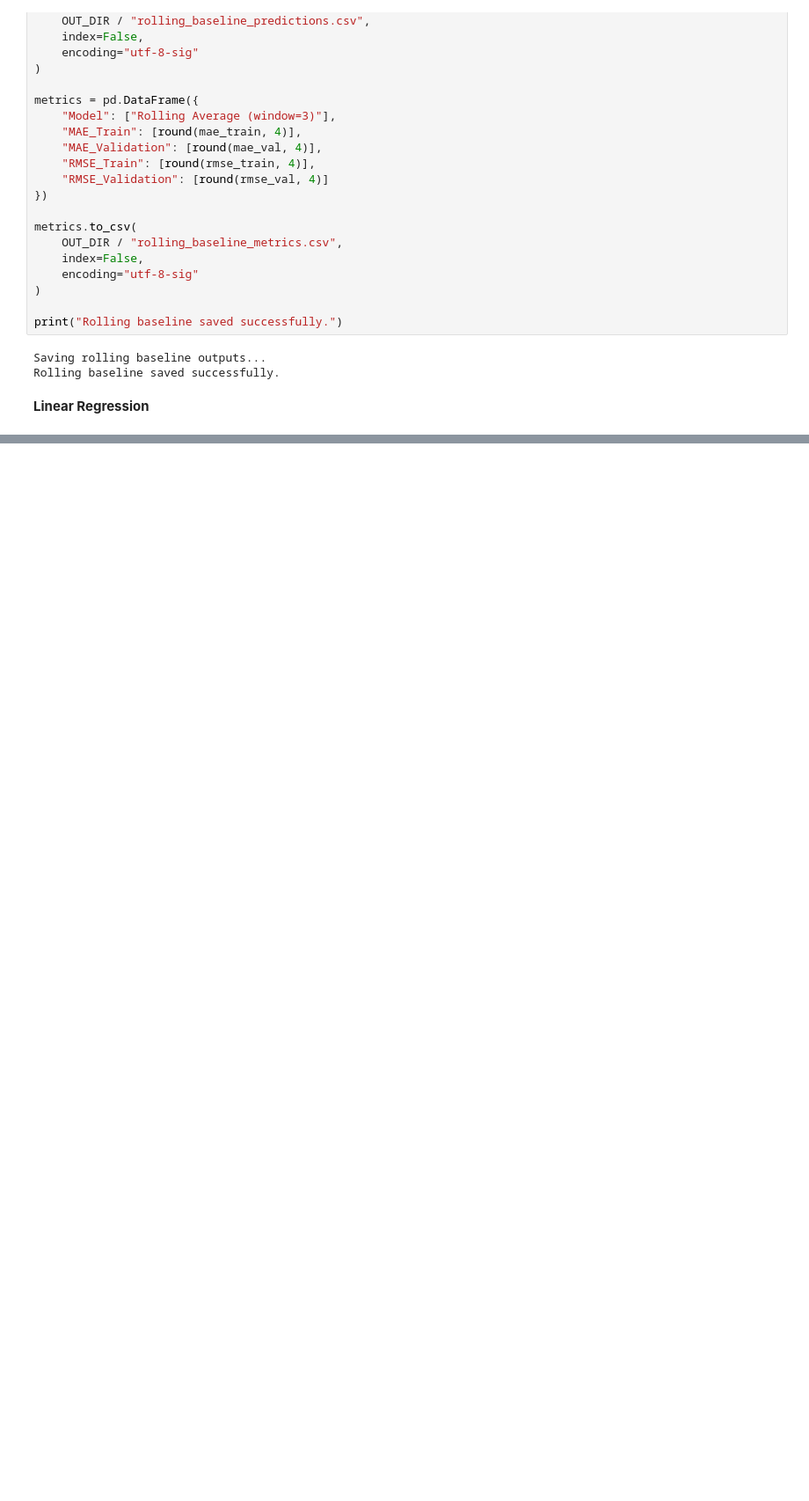
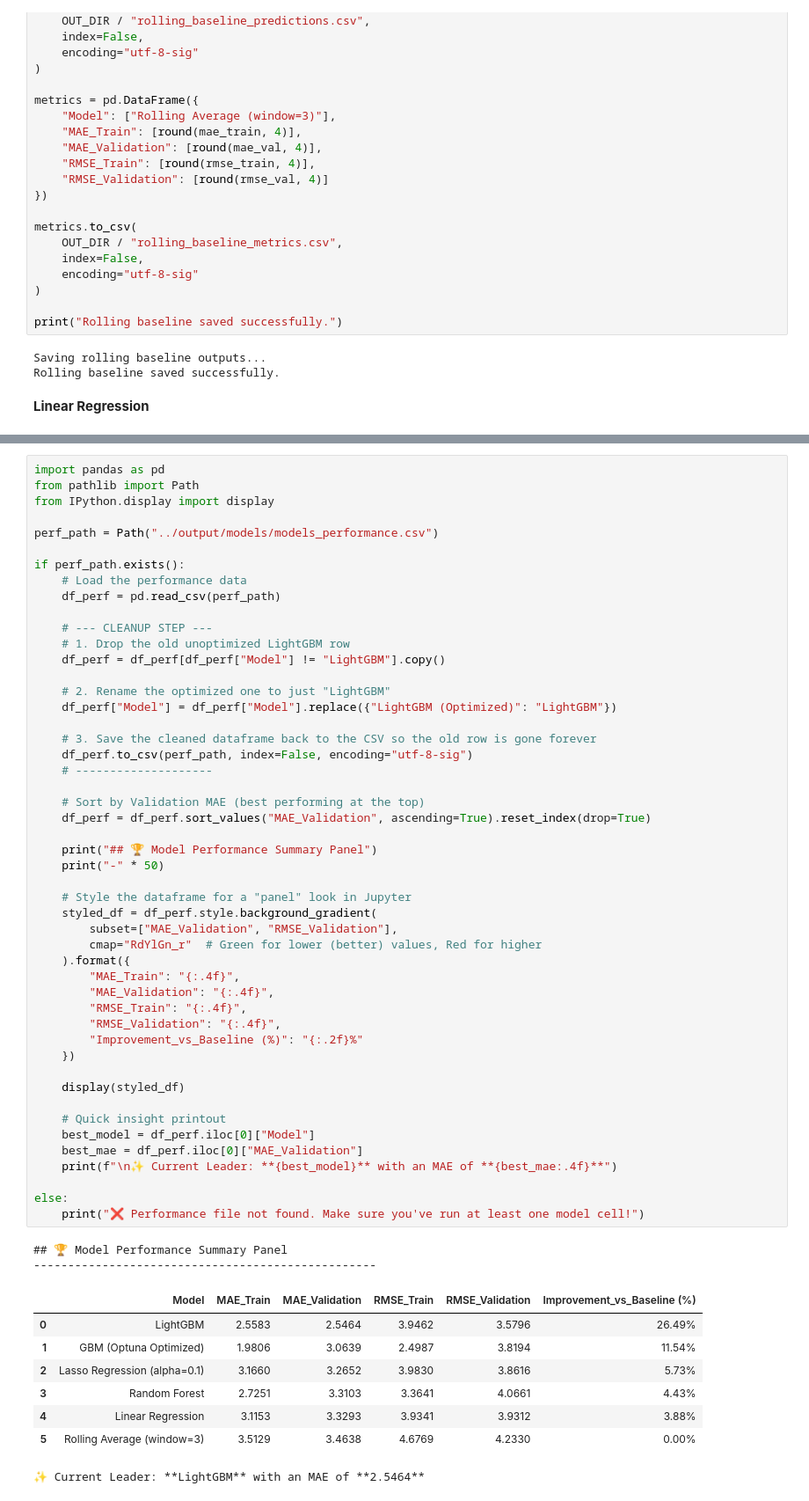
Before and after one commit to sophiedelrey/fpl_pipeline, a Jupyter notebook: models/models_v2.ipynb, the cells around one changed output, grey strips where cells are left out. Shown at 88% size. Saved outputs shown, nothing was run; the diff lists cells and outputs as text; blank space fills up the shorter version.

Commit message:
models

```diff
--- a/models/models_v2.ipynb
+++ b/models/models_v2.ipynb
@@ -1117 +1266,61 @@ else:
 Final comparison chart saved to: ../output/models/model_comparison_improvement.png
+# %%
+import pandas as pd
+from pathlib import Path
+from IPython.display import display
+
+perf_path = Path("../output/models/models_performance.csv")
+
+if perf_path.exists():
+    # Load the performance data
+    df_perf = pd.read_csv(perf_path)
+
+    # --- CLEANUP STEP ---
+    # 1. Drop the old unoptimized LightGBM row
+    df_perf = df_perf[df_perf["Model"] != "LightGBM"].copy()
+
+    # 2. Rename the optimized one to just "LightGBM"
+    df_perf["Model"] = df_perf["Model"].replace({"LightGBM (Optimized)": "LightGBM"})
+
+    # 3. Save the cleaned dataframe back to the CSV so the old row is gone forever
+    df_perf.to_csv(perf_path, index=False, encoding="utf-8-sig")
+    # --------------------
+
+    # Sort by Validation MAE (best performing at the top)
+    df_perf = df_perf.sort_values("MAE_Validation", ascending=True).reset_index(drop=True)
+
+    print("## 🏆 Model Performance Summary Panel")
+    print("-" * 50)
+
+    # Style the dataframe for a "panel" look in Jupyter
+    styled_df = df_perf.style.background_gradient(
+        subset=["MAE_Validation", "RMSE_Validation"],
+        cmap="RdYlGn_r"  # Green for lower (better) values, Red for higher
+    ).format({
+        "MAE_Train": "{:.4f}",
+        "MAE_Validation": "{:.4f}",
+        "RMSE_Train": "{:.4f}",
+        "RMSE_Validation": "{:.4f}",
+        "Improvement_vs_Baseline (%)": "{:.2f}%"
+    })
+
+    display(styled_df)
+
+    # Quick insight printout
+    best_model = df_perf.iloc[0]["Model"]
+    best_mae = df_perf.iloc[0]["MAE_Validation"]
+    print(f"\n✨ Current Leader: **{best_model}** with an MAE of **{best_mae:.4f}**")
+
+else:
+    print("❌ Performance file not found. Make sure you've run at least one model cell!")
+# %% [output]
+## 🏆 Model Performance Summary Panel
+--------------------------------------------------
+|  | Model | MAE_Train | MAE_Validation | RMSE_Train | RMSE_Validation | Improvement_vs_Baseline (%) |
+| 0 | LightGBM | 2.5583 | 2.5464 | 3.9462 | 3.5796 | 26.49% |
+| 1 | GBM (Optuna Optimized) | 1.9806 | 3.0639 | 2.4987 | 3.8194 | 11.54% |
+| 2 | Lasso Regression (alpha=0.1) | 3.1660 | 3.2652 | 3.9830 | 3.8616 | 5.73% |
+| 3 | Random Forest | 2.7251 | 3.3103 | 3.3641 | 4.0661 | 4.43% |
+| 4 | Linear Regression | 3.1153 | 3.3293 | 3.9341 | 3.9312 | 3.88% |
+| 5 | Rolling Average (window=3) | 3.5129 | 3.4638 | 4.6769 | 4.2330 | 0.00% |
+✨ Current Leader: **LightGBM** with an MAE of **2.5464**
```
Also changed, not shown: parts of 21 cells of this notebook, 1 other file.
